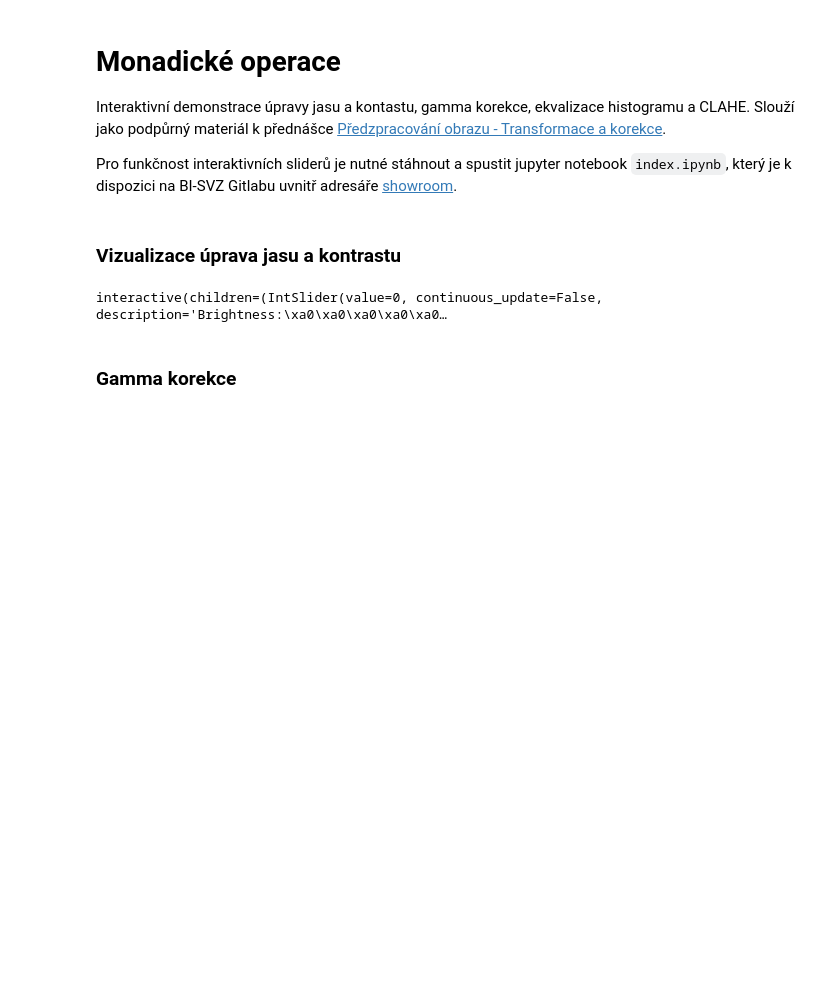
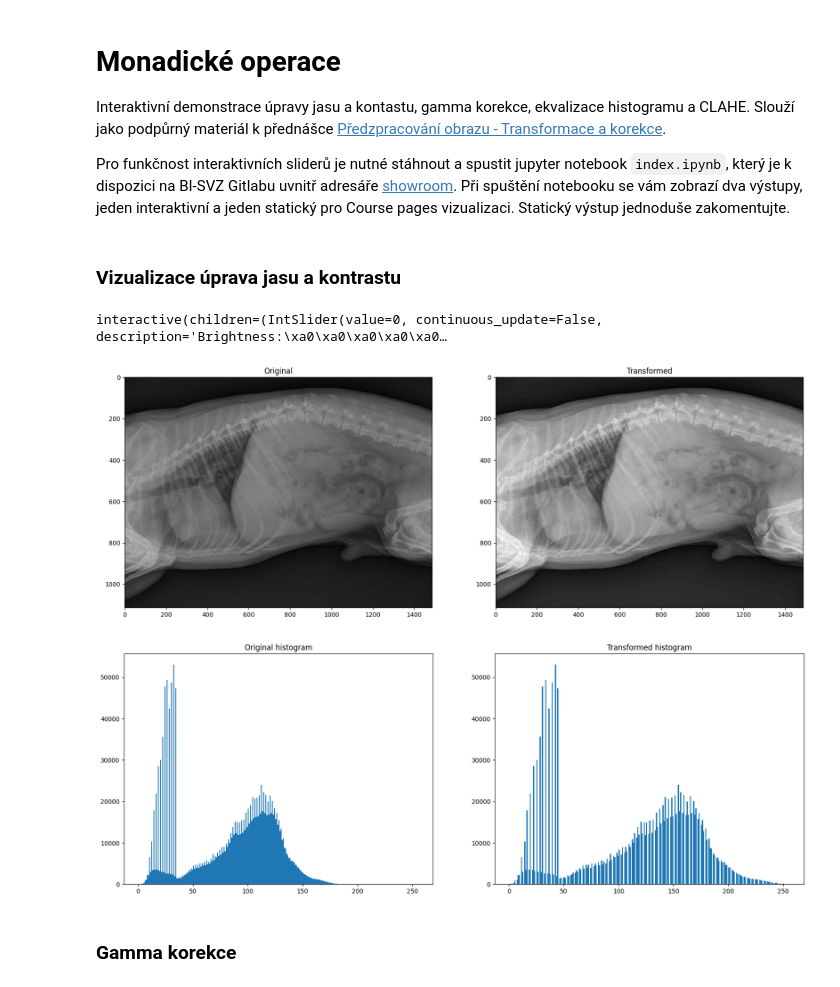
Before and after one commit to ImprolabFIT/BI-SVZ-coursework, a Jupyter notebook: showroom/monadic_operations/index.ipynb, the cells around one changed output. Drawn from its saved outputs; the diff is of its cells as text; code cells hidden in the pictures; blank space fills up the shorter version.

Commit message:
Fixing interact slider visualization

```diff
--- a/showroom/monadic_operations/index.ipynb
+++ b/showroom/monadic_operations/index.ipynb
@@ -2,38 +2,41 @@
 # Monadické operace
 Interaktivní demonstrace úpravy jasu a kontastu, gamma korekce, ekvalizace histogramu a CLAHE. Slouží jako podpůrný materiál k přednášce [Předzpracování obrazu - Transformace a korekce](https://courses.fit.cvut.cz/BI-SVZ/lectures/files/bi-svz-06-metody-predzpracovani-obrazu-1.pdf).
 
-Pro funkčnost interaktivních sliderů je nutné stáhnout a spustit jupyter notebook `index.ipynb`, který je k dispozici na BI-SVZ Gitlabu uvnitř adresáře [showroom](https://gitlab.fit.cvut.cz/bi-svz/bi-svz/-/tree/master/showroom/monadic_operations?ref_type=heads).
+Pro funkčnost interaktivních sliderů je nutné stáhnout a spustit jupyter notebook `index.ipynb`, který je k dispozici na BI-SVZ Gitlabu uvnitř adresáře [showroom](https://gitlab.fit.cvut.cz/bi-svz/bi-svz/-/tree/master/showroom/monadic_operations?ref_type=heads). Při spuštění notebooku se vám zobrazí dva výstupy, jeden interaktivní a jeden statický pro Course pages vizualizaci. Statický výstup jednoduše zakomentujte.
 # %%
 # import needed libraries and functions
 %run library.py
 # %%
 # load image, you can try out rentgen.jpg or cells.png
-img = load_image('data/rentgen.jpg')
-img = to_gray(img)
+img = to_gray(load_image('data/rentgen.jpg'))
 # %% [markdown]
 ### Vizualizace úprava jasu a kontrastu
 # %%
 @widgets.interact(brightness_coef=create_slider(min=-255, max=255,default = 0, description='Brightness:',),
-          contrast_coef=create_slider(min=0, max=5, default = 1,description='Contrast:',slider_type = 'float',))
-def _(brightness_coef,contrast_coef):
+                  contrast_coef=create_slider(min=0, max=5, default = 1,description='Contrast:',slider_type = 'float',))
+def brightness_contrast(brightness_coef,contrast_coef):
 
     # transform img by applying brightness and contrast transformation, clip values to [0, 255]
     img_transformed = np.clip(contrast_coef * (img.astype(int) + brightness_coef), 0, 255).astype(np.uint8)
 
     # plot original and transformed image and their histograms
     fig, axs = plt.subplots(2, 2)
     fig.set_size_inches(20, 15)
     axs[0, 0].imshow(img, cmap='gray', vmin=0, vmax=255)
     axs[0, 0].set_title('Original')
     axs[0, 1].imshow(img_transformed,cmap='gray', vmin=0, vmax=255)
     axs[0, 1].set_title('Transformed')
     axs[1, 0].hist(img.flatten(),256,[0,256],color = None)
     axs[1, 0].set_title('Original histogram')
     axs[1, 1].hist(img_transformed.flatten(),256,[0,256],color = None)
     axs[1, 1].set_title('Transformed histogram')
     plt.show()
+
+# brightness_coef = -2, contrast_coef = 1.4 are just some example values, for course pages visualization
+brightness_contrast(brightness_coef = -2,contrast_coef=1.4) # comment this line if you want to just use sliders without visualizing twice
 # %% [output]
 interactive(children=(IntSlider(value=0, continuous_update=False, description='Brightness:\xa0\xa0\xa0\xa0\xa0…
+[figure, added]
 # %% [markdown]
 ### Gamma korekce
 # %%
```
Also changed, not shown: parts of 2 cells of this notebook.
